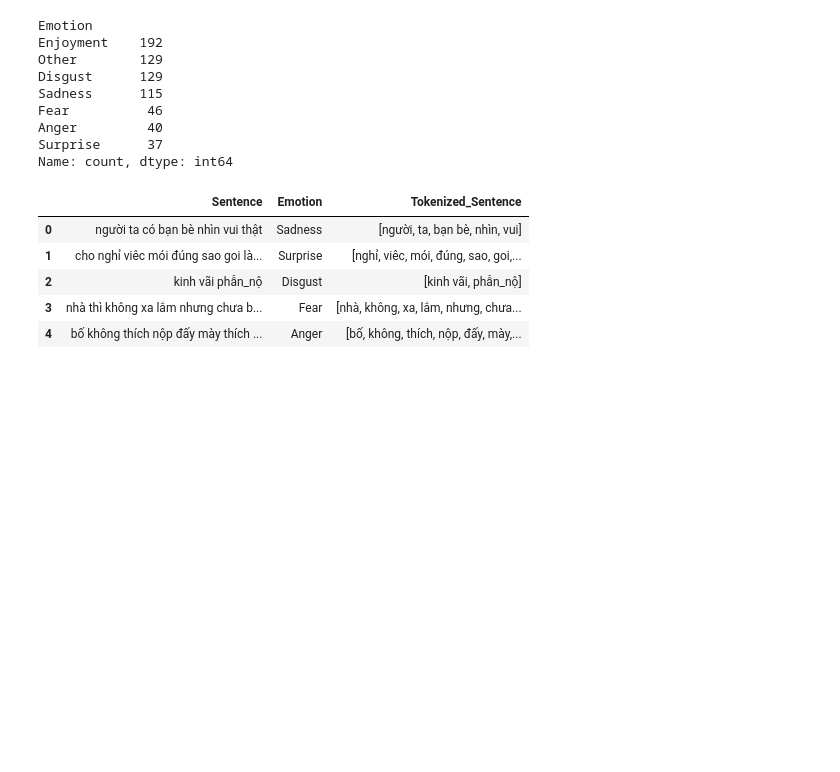
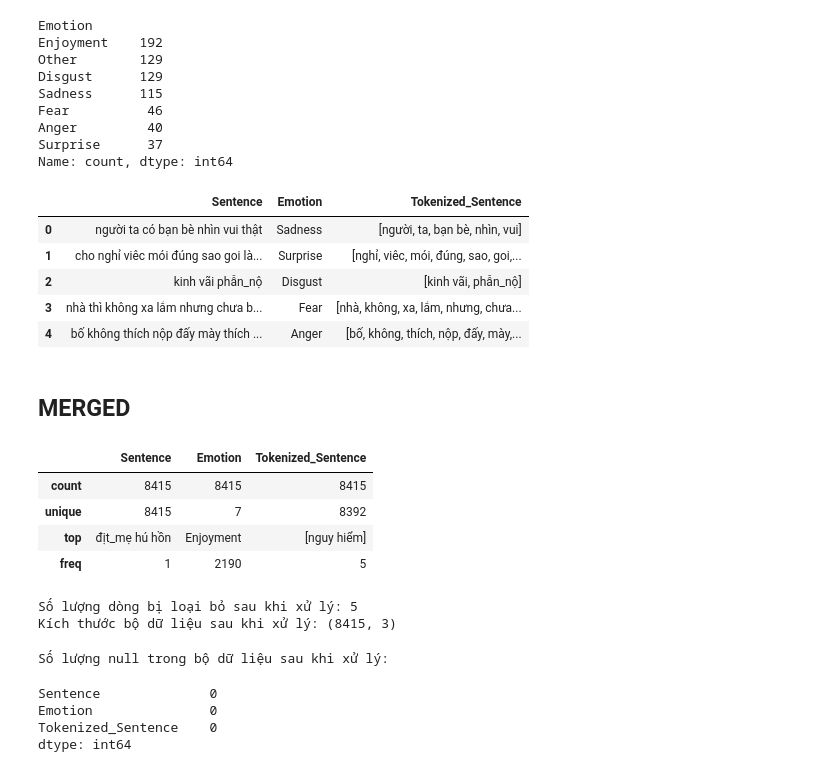
Before and after one commit to maiduyen05/emotion-recognize, a Jupyter notebook: src/preprocessing.ipynb, the cells around one changed output. Drawn from its saved outputs; the diff is of its cells as text; code cells hidden in the pictures; blank space fills up the shorter version.

```diff
--- a/src/preprocessing.ipynb
+++ b/src/preprocessing.ipynb
@@ -721,3 +703,5 @@ processed_test.head(5)
 path = "..\\data\\preprocessed_data"
 
 processed_test.to_csv(f"{path}\\preprocessed_test.csv",  index=False, encoding="utf-8-sig")
+# %% [markdown]
+## MERGED
@@ -723,0 +712,23 @@ processed_test.to_csv(f"{path}\\preprocessed_test.csv",  index=False, encoding="
+# %%
+processed_merged.describe()
+# %% [output]
+|  | Sentence | Emotion | Tokenized_Sentence |
+| count | 8415 | 8415 | 8415 |
+| unique | 8415 | 7 | 8392 |
+| top | địt_mẹ hú hồn | Enjoyment | [nguy hiểm] |
+| freq | 1 | 2190 | 5 |
+# %%
+print("Số lượng dòng bị loại bỏ sau khi xử lý:", merged.shape[0] - processed_merged.shape[0])
+print("Kích thước bộ dữ liệu sau khi xử lý:", processed_merged.shape)
+# %% [output]
+Số lượng dòng bị loại bỏ sau khi xử lý: 5
+Kích thước bộ dữ liệu sau khi xử lý: (8415, 3)
+# %%
+print("Số lượng null trong bộ dữ liệu sau khi xử lý:")
+processed_merged.isnull().sum()
+# %% [output]
+Số lượng null trong bộ dữ liệu sau khi xử lý:
+Sentence              0
+Emotion               0
+Tokenized_Sentence    0
+dtype: int64
```
Also changed, not shown: parts of 7 cells of this notebook, 1 other file.
